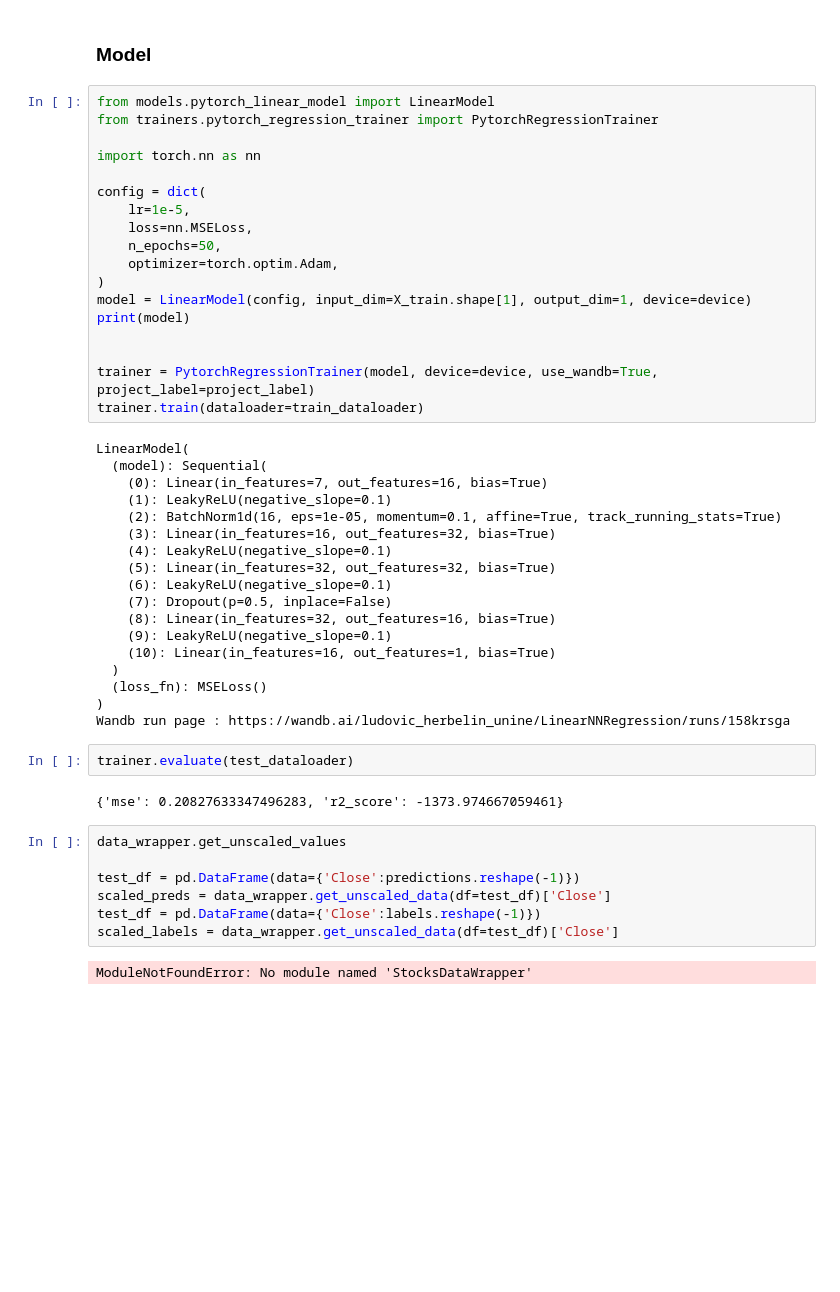
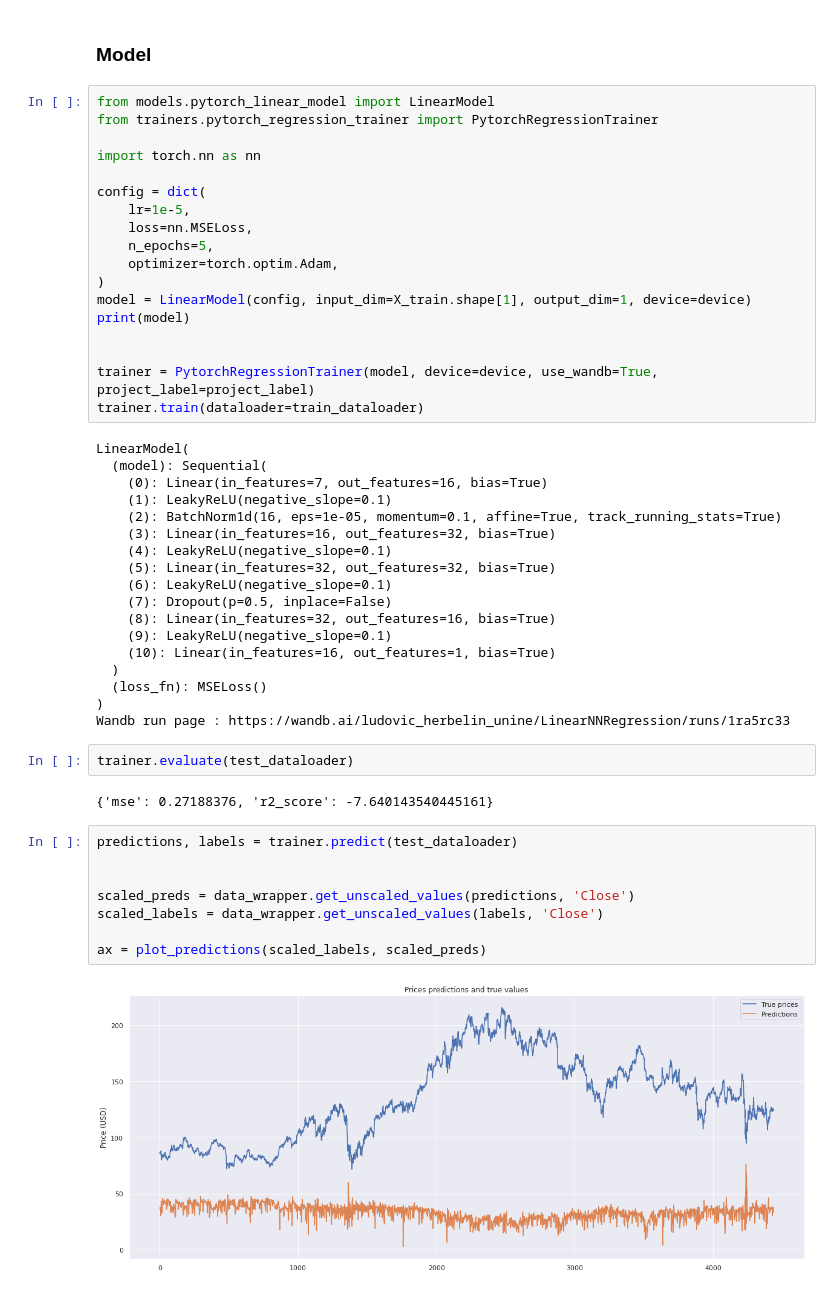
Before and after one commit to Naralas/StonksMarketPrediction, a Jupyter notebook: notebooks/Pytorch_LinearModel_Regression.ipynb, the cells around one changed output. Saved outputs shown, nothing was run; the diff lists cells and outputs as text; blank space fills up the shorter version.

```diff
--- a/notebooks/Pytorch_LinearModel_Regression.ipynb
+++ b/notebooks/Pytorch_LinearModel_Regression.ipynb
@@ -87,7 +90,7 @@ import torch.nn as nn
 config = dict(
     lr=1e-5,
     loss=nn.MSELoss,
-    n_epochs=50,
+    n_epochs=5,
     optimizer=torch.optim.Adam,
 )
 model = LinearModel(config, input_dim=X_train.shape[1], output_dim=1, device=device)
@@ -113,19 +116,20 @@ LinearModel(
   )
   (loss_fn): MSELoss()
 )
-Wandb run page : https://wandb.ai/ludovic_herbelin_unine/LinearNNRegression/runs/158krsga
+Wandb run page : https://wandb.ai/ludovic_herbelin_unine/LinearNNRegression/runs/1ra5rc33
 # %%
 trainer.evaluate(test_dataloader)
 # %% [output]
-{'mse': 0.20827633347496283, 'r2_score': -1373.974667059461}
+{'mse': 0.27188376, 'r2_score': -7.640143540445161}
-# %%
-data_wrapper.get_unscaled_values
-
-test_df = pd.DataFrame(data={'Close':predictions.reshape(-1)})
-scaled_preds = data_wrapper.get_unscaled_data(df=test_df)['Close']
-test_df = pd.DataFrame(data={'Close':labels.reshape(-1)})
-scaled_labels = data_wrapper.get_unscaled_data(df=test_df)['Close']
-# %% [output]
-ModuleNotFoundError: No module named 'StocksDataWrapper'
+# %%
+predictions, labels = trainer.predict(test_dataloader)
+
+
+scaled_preds = data_wrapper.get_unscaled_values(predictions, 'Close')
+scaled_labels = data_wrapper.get_unscaled_values(labels, 'Close')
+
+ax = plot_predictions(scaled_labels, scaled_preds)
+# %% [output]
+[figure, added]
 # %%
 print(scaled_preds.describe())
```
Also changed, not shown: parts of 4 cells of this notebook, 5 other files.
